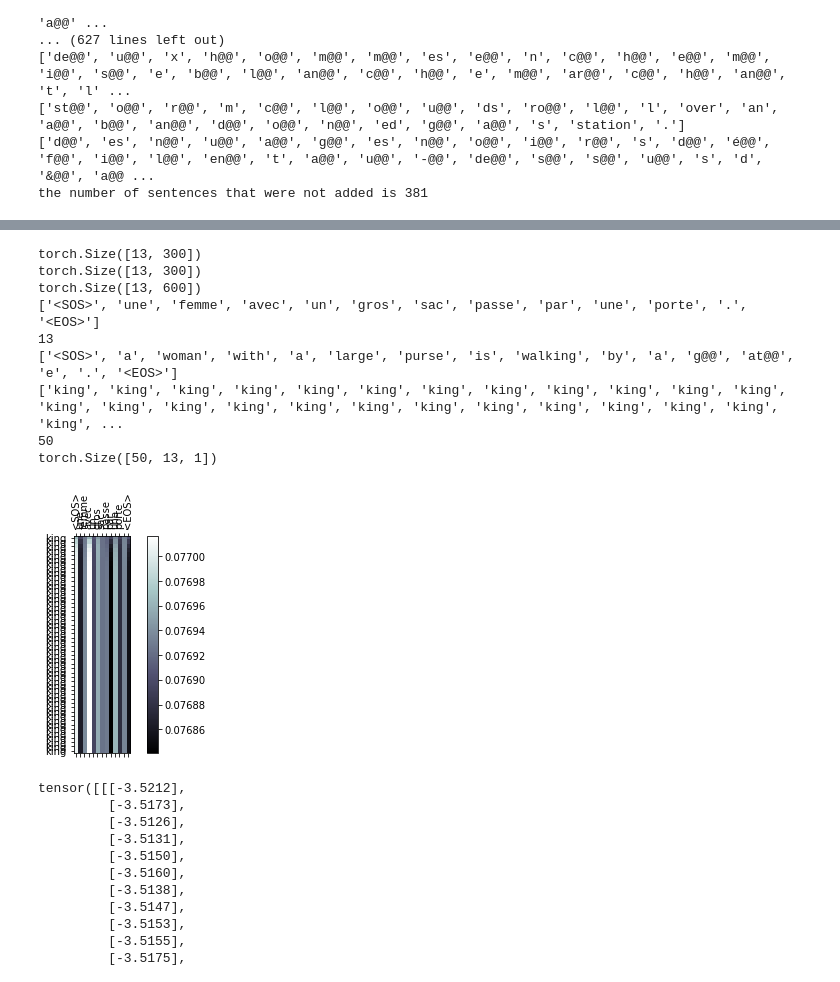
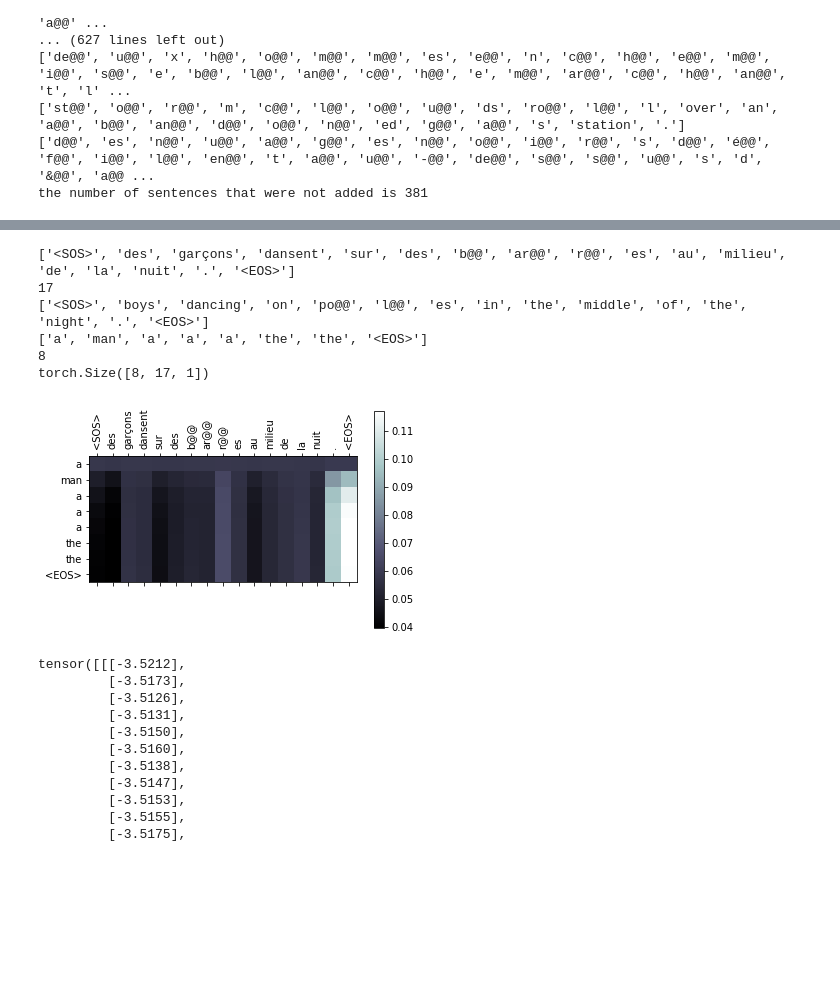
Before and after one commit to ecekt/NLP2-LAB2, a Jupyter notebook: NLP2-lab2.ipynb, the cells around one changed output, grey strips where cells are left out. Cells and saved outputs as stored; diff of their text form; code cells hidden in the pictures; blank space fills up the shorter version.

```diff
--- a/NLP2-lab2.ipynb
+++ b/NLP2-lab2.ipynb
@@ -556,41 +569,38 @@ torch.Size([17, 600])
 # %%
-pair = 8
+pair = 9
 
 test_fr_sentence = corpus2id_fr[pair]
 test_en_sentence = corpus2id_en[pair]
 
 decoder_outputs, decoder_attentions = evaluate_sent(model_encoder, model_decoder,test_fr_sentence, test_en_sentence)
 
 french_gold = word_ids2string(test_fr_sentence, id2tokens_fr)
 print(french_gold)
 print(len(word_ids2string(test_fr_sentence, id2tokens_fr)))
 
 english_gold = word_ids2string(test_en_sentence, id2tokens_en)
 print(english_gold)
 
 english_output = word_ids2string(decoder_outputs, id2tokens_en)
 print(english_output)
 print(len(word_ids2string(decoder_outputs, id2tokens_en)))
 
 print(decoder_attentions.size())
 S = decoder_attentions
 sent_num = pair
 
 # visualize_attention(S,sent_num)
 
 french_gold = (" ").join(french_gold)
 showAttention(french_gold,english_output,S,8)
 # %% [output]
-torch.Size([13, 300])
-torch.Size([13, 300])
-torch.Size([13, 600])
-['<SOS>', 'une', 'femme', 'avec', 'un', 'gros', 'sac', 'passe', 'par', 'une', 'porte', '.', '<EOS>']
-13
-['<SOS>', 'a', 'woman', 'with', 'a', 'large', 'purse', 'is', 'walking', 'by', 'a', 'g@@', 'at@@', 'e', '.', '<EOS>']
-['king', 'king', 'king', 'king', 'king', 'king', 'king', 'king', 'king', 'king', 'king', 'king', 'king', 'king', 'king', 'king', 'king', 'king', 'king', 'king', 'king', 'king', 'king', 'king', 'king', ...
-50
-torch.Size([50, 13, 1])
+['<SOS>', 'des', 'garçons', 'dansent', 'sur', 'des', 'b@@', 'ar@@', 'r@@', 'es', 'au', 'milieu', 'de', 'la', 'nuit', '.', '<EOS>']
+17
+['<SOS>', 'boys', 'dancing', 'on', 'po@@', 'l@@', 'es', 'in', 'the', 'middle', 'of', 'the', 'night', '.', '<EOS>']
+['a', 'man', 'a', 'a', 'a', 'the', 'the', '<EOS>']
+8
+torch.Size([8, 17, 1])
-[figure, old version]
+[figure, new version]
 # %%
 with open('model_encoder' + str(portion) + '.pickle','rb') as file:
     model_encoder = pickle.load(file)
```
Also changed, not shown: parts of 2 cells of this notebook.
